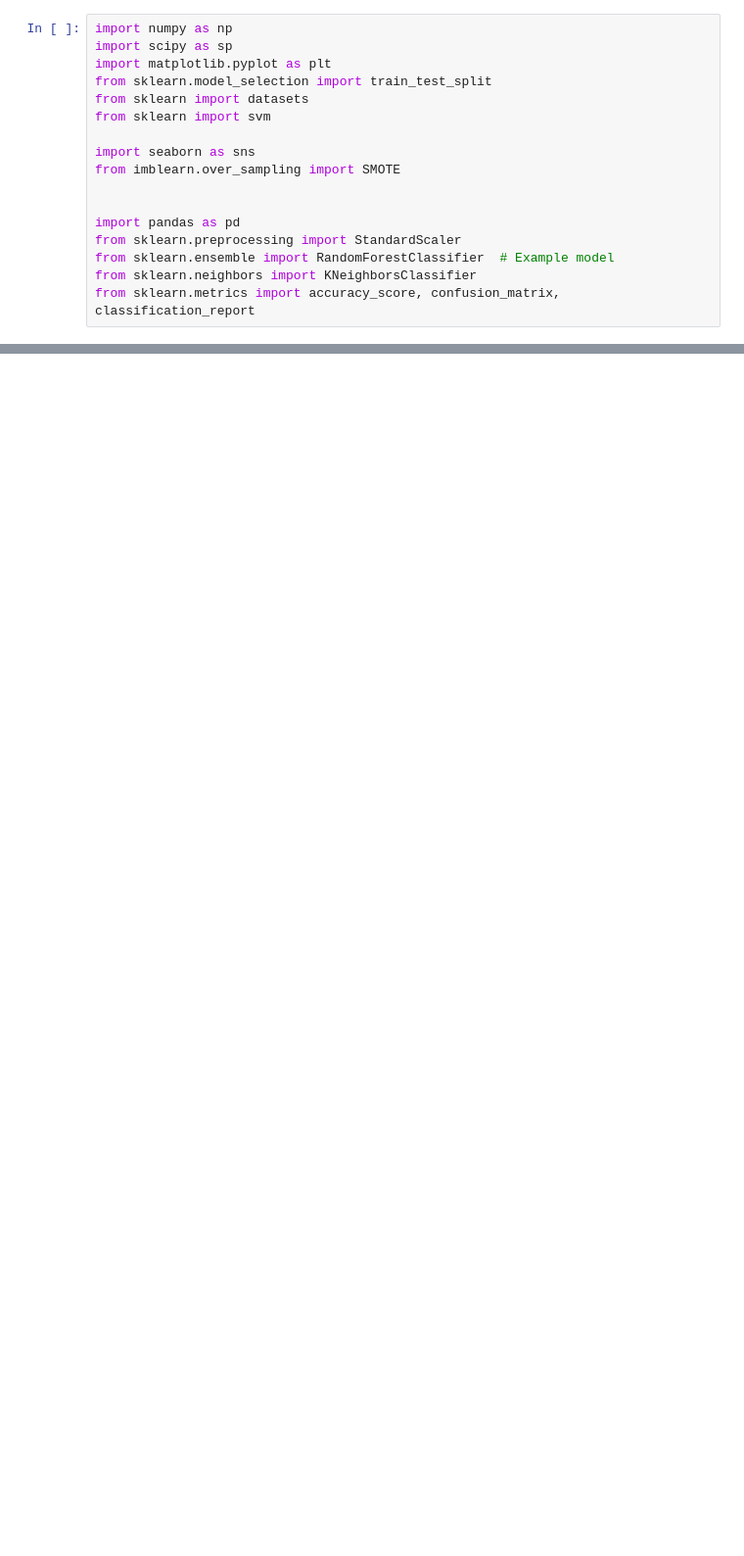
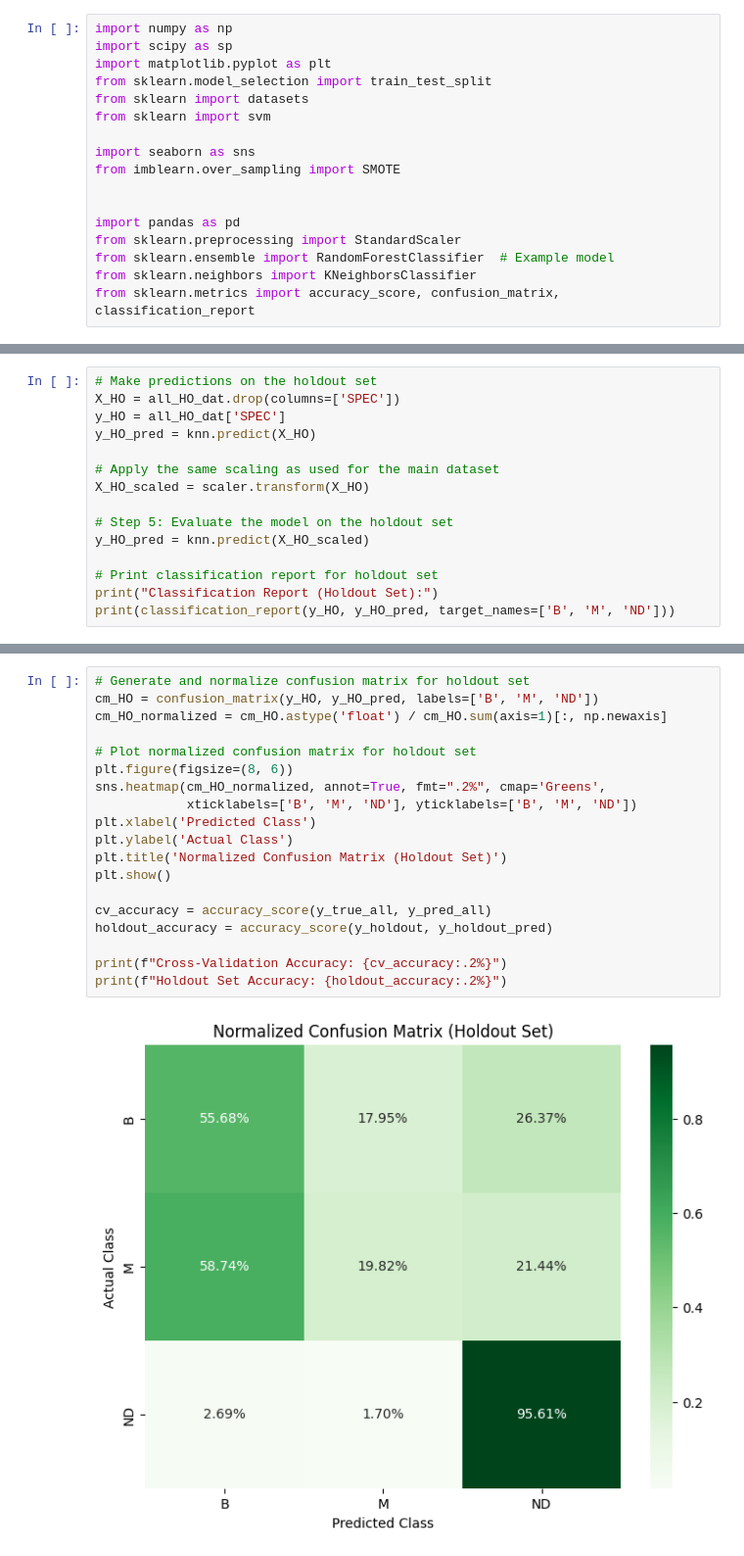
Before and after one commit to maguire-d/519_team_Frog, a Jupyter notebook: sup_learn_para.ipynb, the cells around one changed output, grey strips where cells are left out. Shown at 98% size. Cells and saved outputs as stored; diff of their text form; blank space fills up the shorter version.

```diff
--- a/sup_learn_para.ipynb
+++ b/sup_learn_para.ipynb
@@ -146,0 +210,15 @@ plt.show()
+# %%
+# Make predictions on the holdout set
+X_HO = all_HO_dat.drop(columns=['SPEC'])
+y_HO = all_HO_dat['SPEC']
+y_HO_pred = knn.predict(X_HO)
+
+# Apply the same scaling as used for the main dataset
+X_HO_scaled = scaler.transform(X_HO)
+
+# Step 5: Evaluate the model on the holdout set
+y_HO_pred = knn.predict(X_HO_scaled)
+
+# Print classification report for holdout set
+print("Classification Report (Holdout Set):")
+print(classification_report(y_HO, y_HO_pred, target_names=['B', 'M', 'ND']))
@@ -146,0 +236,21 @@ plt.show()
+# %%
+# Generate and normalize confusion matrix for holdout set
+cm_HO = confusion_matrix(y_HO, y_HO_pred, labels=['B', 'M', 'ND'])
+cm_HO_normalized = cm_HO.astype('float') / cm_HO.sum(axis=1)[:, np.newaxis]
+
+# Plot normalized confusion matrix for holdout set
+plt.figure(figsize=(8, 6))
+sns.heatmap(cm_HO_normalized, annot=True, fmt=".2%", cmap='Greens',
+            xticklabels=['B', 'M', 'ND'], yticklabels=['B', 'M', 'ND'])
+plt.xlabel('Predicted Class')
+plt.ylabel('Actual Class')
+plt.title('Normalized Confusion Matrix (Holdout Set)')
+plt.show()
+
+cv_accuracy = accuracy_score(y_true_all, y_pred_all)
+holdout_accuracy = accuracy_score(y_holdout, y_holdout_pred)
+
+print(f"Cross-Validation Accuracy: {cv_accuracy:.2%}")
+print(f"Holdout Set Accuracy: {holdout_accuracy:.2%}")
+# %% [output]
+[figure, added]
```
Also changed, not shown: parts of 7 cells of this notebook.
